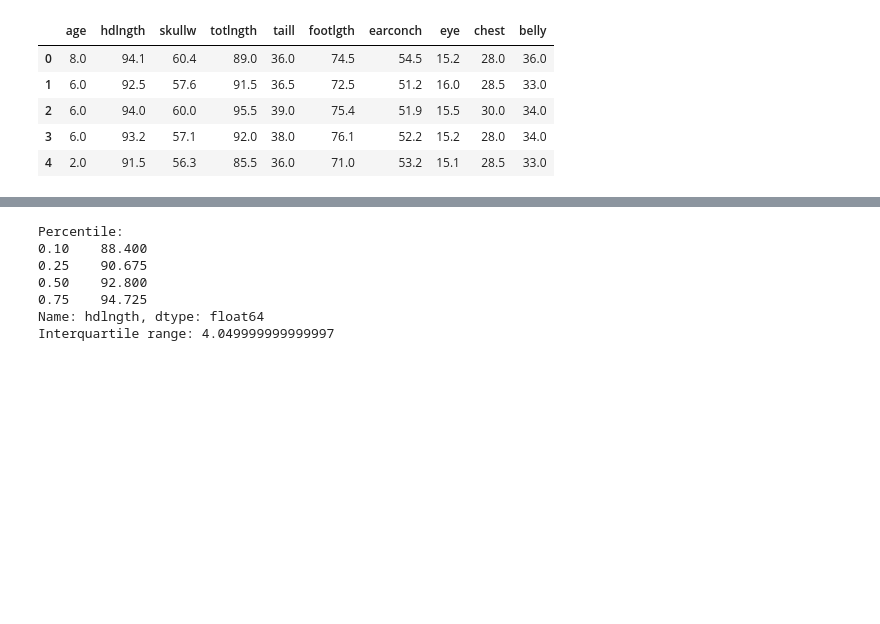
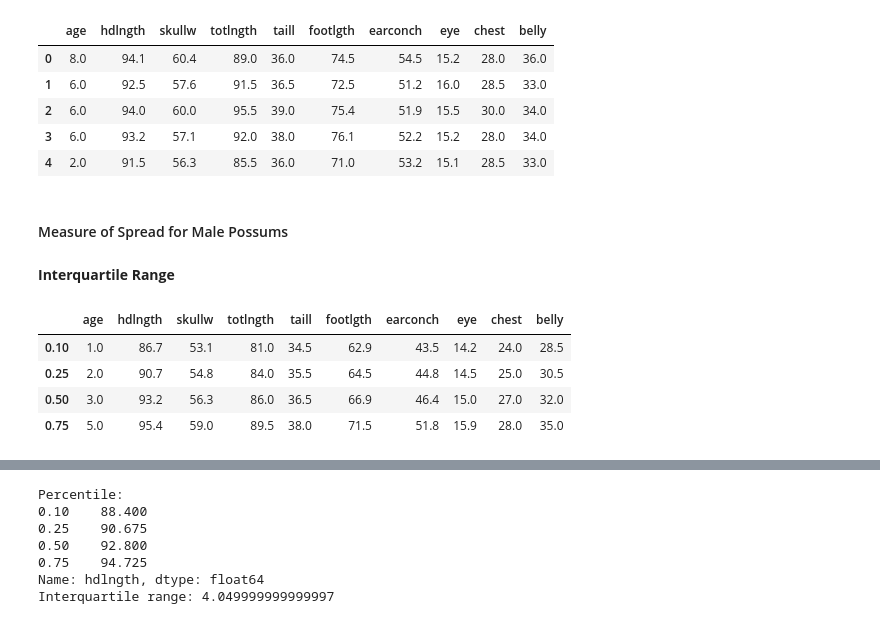
Before and after one commit to KudoroEsther/all_tasks, a Jupyter notebook: Week_8_Tasks/Statistics/Task_18_Statistics.ipynb, the cells around one changed output, grey strips where cells are left out. Drawn from its saved outputs; the diff is of its cells as text; code cells hidden in the pictures; blank space fills up the shorter version.

```diff
--- a/Week_8_Tasks/Statistics/Task_18_Statistics.ipynb
+++ b/Week_8_Tasks/Statistics/Task_18_Statistics.ipynb
@@ -221,3 +239,17 @@ integer_columns.head()
 | 2 | 6.0 | 94.0 | 60.0 | 95.5 | 39.0 | 75.4 | 51.9 | 15.5 | 30.0 | 34.0 |
 | 3 | 6.0 | 93.2 | 57.1 | 92.0 | 38.0 | 76.1 | 52.2 | 15.2 | 28.0 | 34.0 |
 | 4 | 2.0 | 91.5 | 56.3 | 85.5 | 36.0 | 71.0 | 53.2 | 15.1 | 28.5 | 33.0 |
+# %% [markdown]
+#### Measure of Spread for Male Possums
+# %% [markdown]
+**Interquartile Range**
+# %%
+# locked_male_possum = male_possum.loc[:, "age":"belly"]
+male_percentile = locked_male_possum.quantile([0.10, 0.25, 0.50, 0.75])
+male_percentile
+# %% [output]
+|  | age | hdlngth | skullw | totlngth | taill | footlgth | earconch | eye | chest | belly |
+| 0.10 | 1.0 | 86.7 | 53.1 | 81.0 | 34.5 | 62.9 | 43.5 | 14.2 | 24.0 | 28.5 |
+| 0.25 | 2.0 | 90.7 | 54.8 | 84.0 | 35.5 | 64.5 | 44.8 | 14.5 | 25.0 | 30.5 |
+| 0.50 | 3.0 | 93.2 | 56.3 | 86.0 | 36.5 | 66.9 | 46.4 | 15.0 | 27.0 | 32.0 |
+| 0.75 | 5.0 | 95.4 | 59.0 | 89.5 | 38.0 | 71.5 | 51.8 | 15.9 | 28.0 | 35.0 |
```
Also changed, not shown: parts of 13 cells of this notebook.
